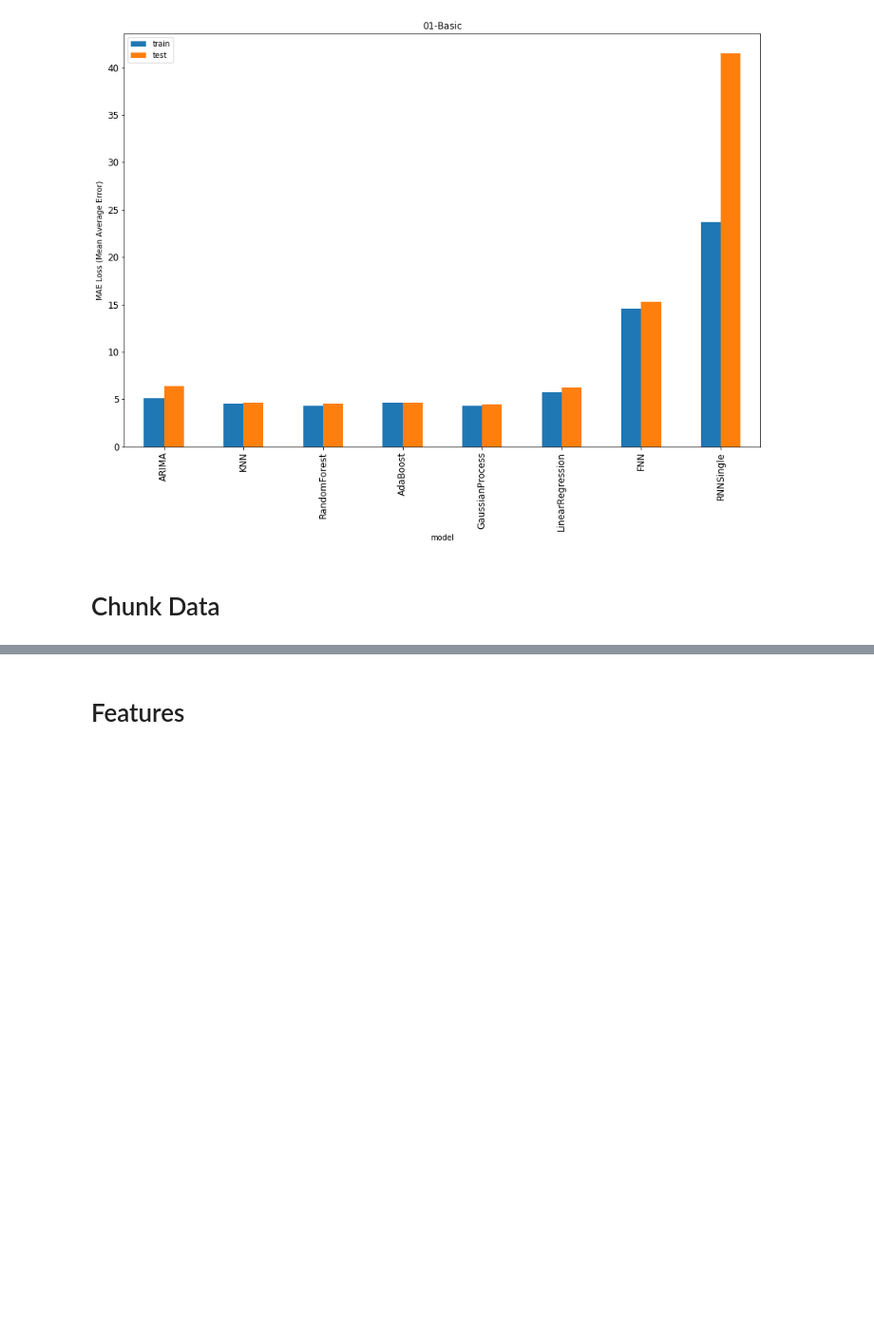
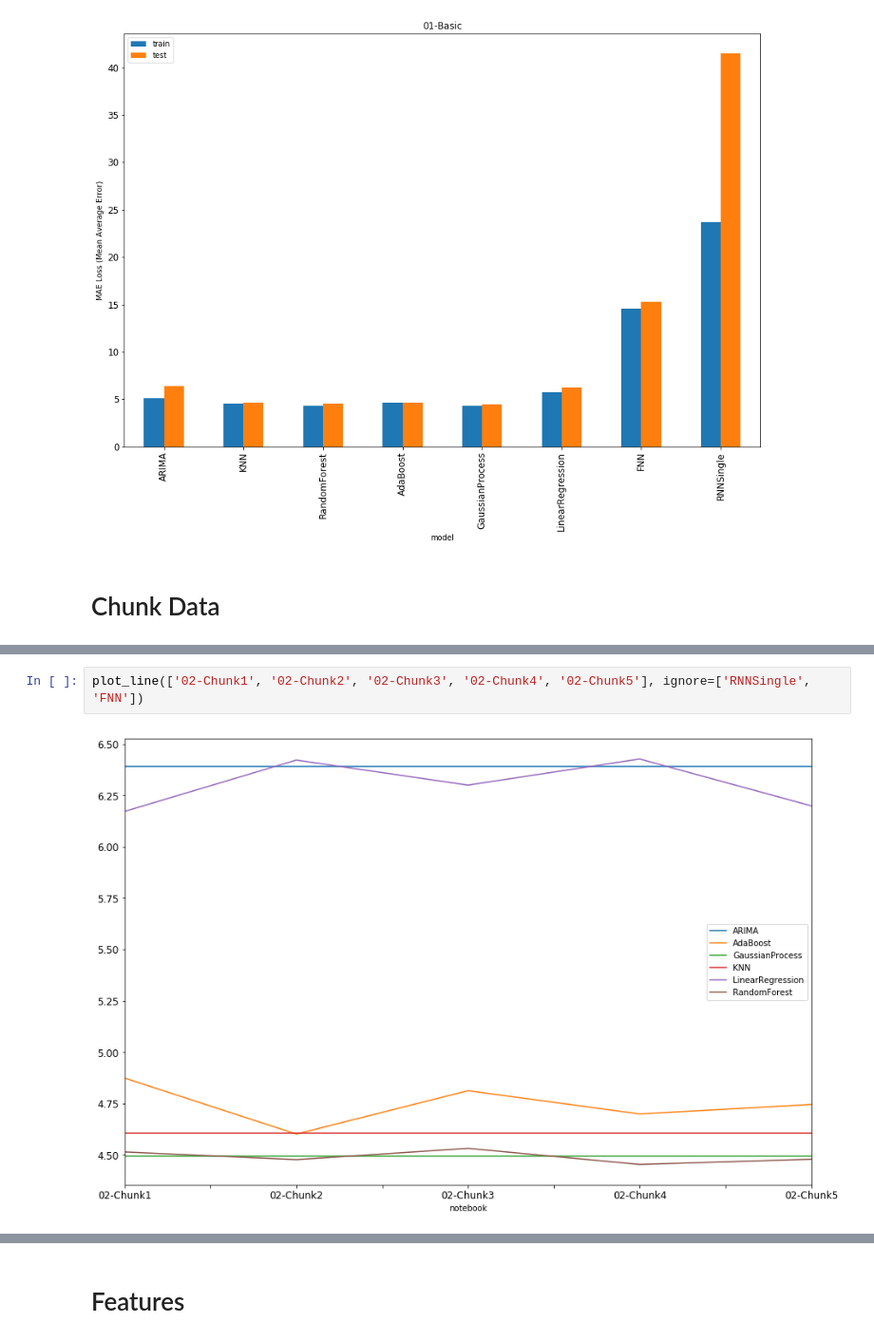
Before and after one commit to fdabek1/irregulartimeseries, a Jupyter notebook: 00-ModelResults.ipynb, the cells around one changed output, grey strips where cells are left out. Shown at 95% size. Saved outputs shown, nothing was run; the diff lists cells and outputs as text; blank space fills up the shorter version.

```diff
--- a/00-ModelResults.ipynb
+++ b/00-ModelResults.ipynb
@@ -36 +63,5 @@ plot_chart('01-Basic')
+# %%
+plot_line(['02-Chunk1', '02-Chunk2', '02-Chunk3', '02-Chunk4', '02-Chunk5'], ignore=['RNNSingle', 'FNN'])
+# %% [output]
+[figure, added]
 # %%
```
Also changed, not shown: parts of 25 cells of this notebook.
